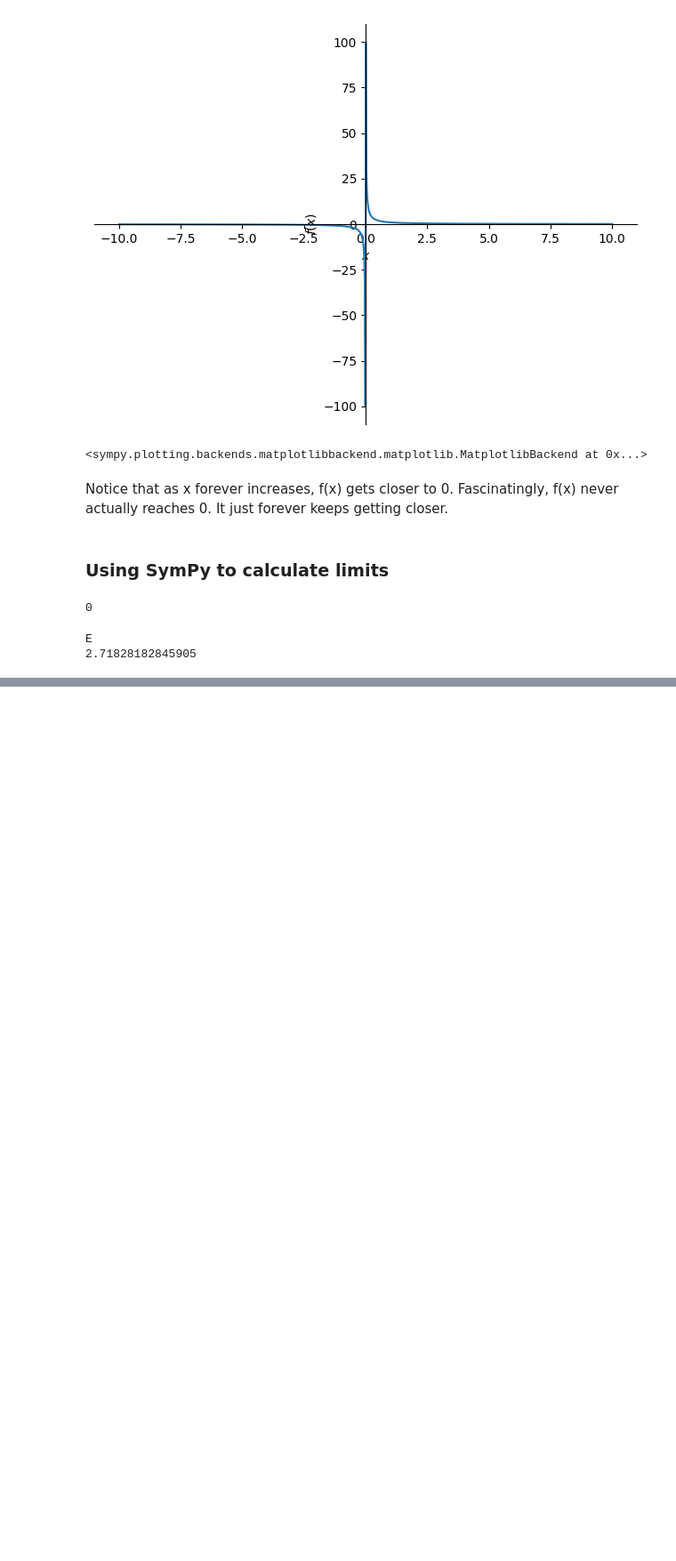
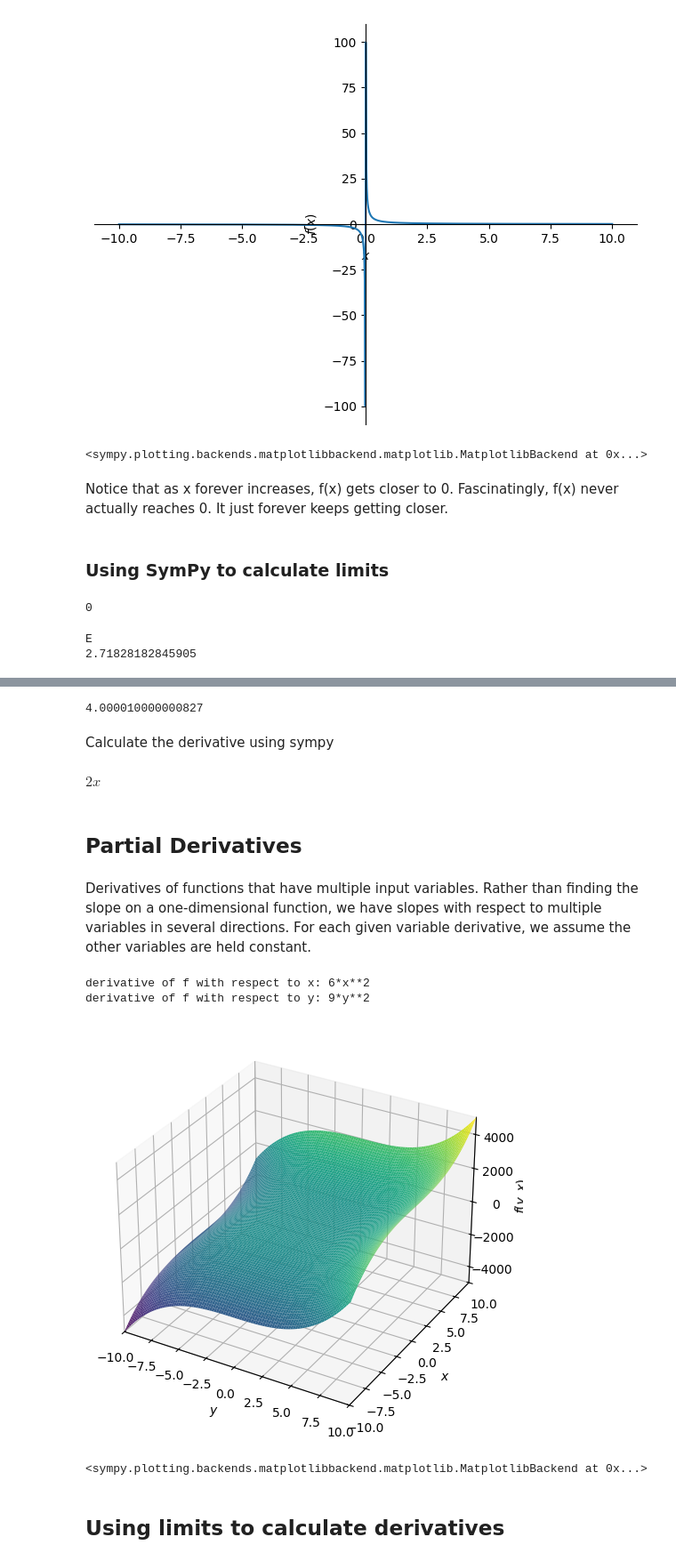
Before and after one commit to aguerrero232/ai-practice, a Jupyter notebook: essential-math/notes/notes-chapter-1.ipynb, the cells around one changed output, grey strips where cells are left out. Shown: that part at 89% size. Cells and saved outputs as stored; diff of their text form; code cells hidden in the pictures; blank space fills up the shorter version.

Commit message:
feat: got up to page 29 sing Limits to Calculate Derivatives

```diff
--- a/essential-math/notes/notes-chapter-1.ipynb
+++ b/essential-math/notes/notes-chapter-1.ipynb
@@ -174,0 +180,51 @@ E
+# %%
+# a derivative function in python
+def derivative_x(f, x, step_size):
+    return (f(x + step_size) - f(x)) / ((x + step_size) - x)
+
+def my_function(x):
+    return x**2
+
+slope_at_2 = derivative_x(my_function, 2, .00001)
+slope_at_2 # 4.000010000000827
+# %% [output]
+4.000010000000827
+# %% [markdown]
+Calculate the derivative using sympy
+# %%
+x = symbols("x")
+
+f = x**2
+
+dx_f = diff(f)
+dx_f # 2*x
+# %% [output]
+$\displaystyle 2 x$
+# %% [markdown]
+## Partial Derivatives
+# %% [markdown]
+Derivatives of functions that have multiple input
+variables. Rather than finding the slope on a one-dimensional function,
+we have slopes with respect to multiple variables in several directions. For each given
+variable derivative, we assume the other variables are held constant.
+# %%
+x,y = symbols("x y")
+
+# the function
+f = 2*x**3 + 3*y**3
+
+# calc the derivatives
+dx_f = diff(f, x)
+dy_f = diff(f, y)
+
+print(f"derivative of f with respect to x: {dx_f}")
+print(f"derivative of f with respect to y: {dy_f}")
+
+plot3d(f)
+# %% [output]
+derivative of f with respect to x: 6*x**2
+derivative of f with respect to y: 9*y**2
+[figure, added]
+<sympy.plotting.backends.matplotlibbackend.matplotlib.MatplotlibBackend at 0x...>
+# %% [markdown]
+## Using limits to calculate derivatives
```
Also changed, not shown: parts of 2 cells of this notebook.
